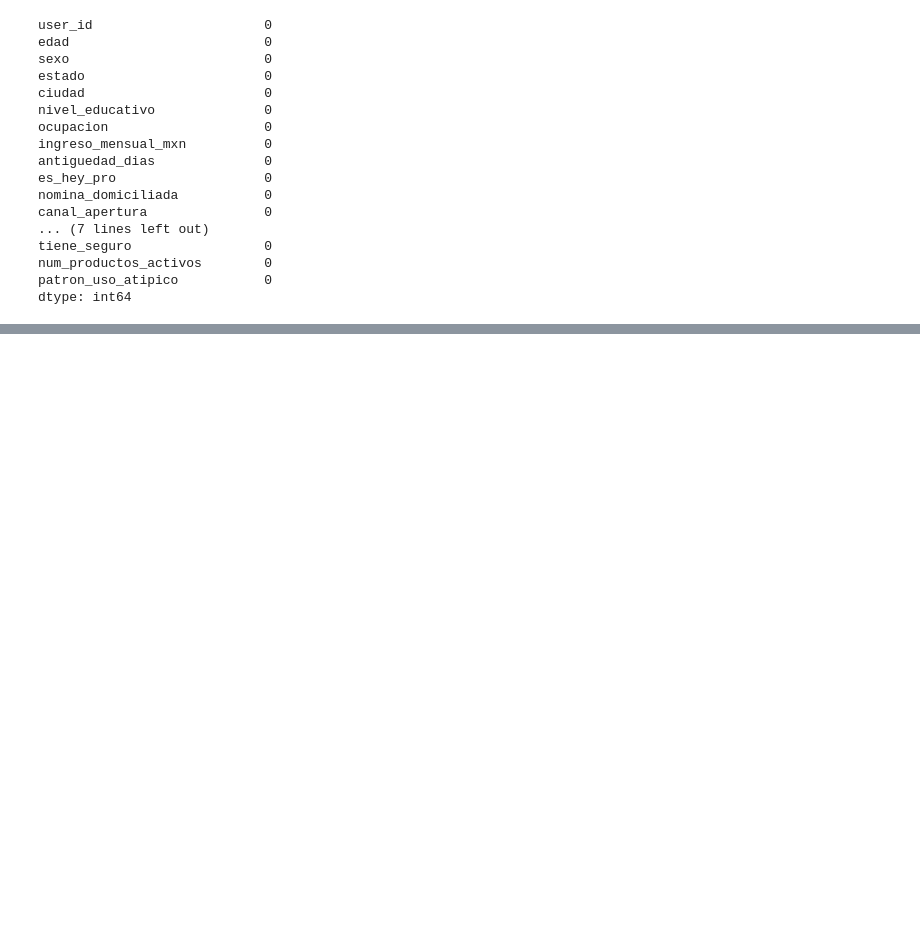
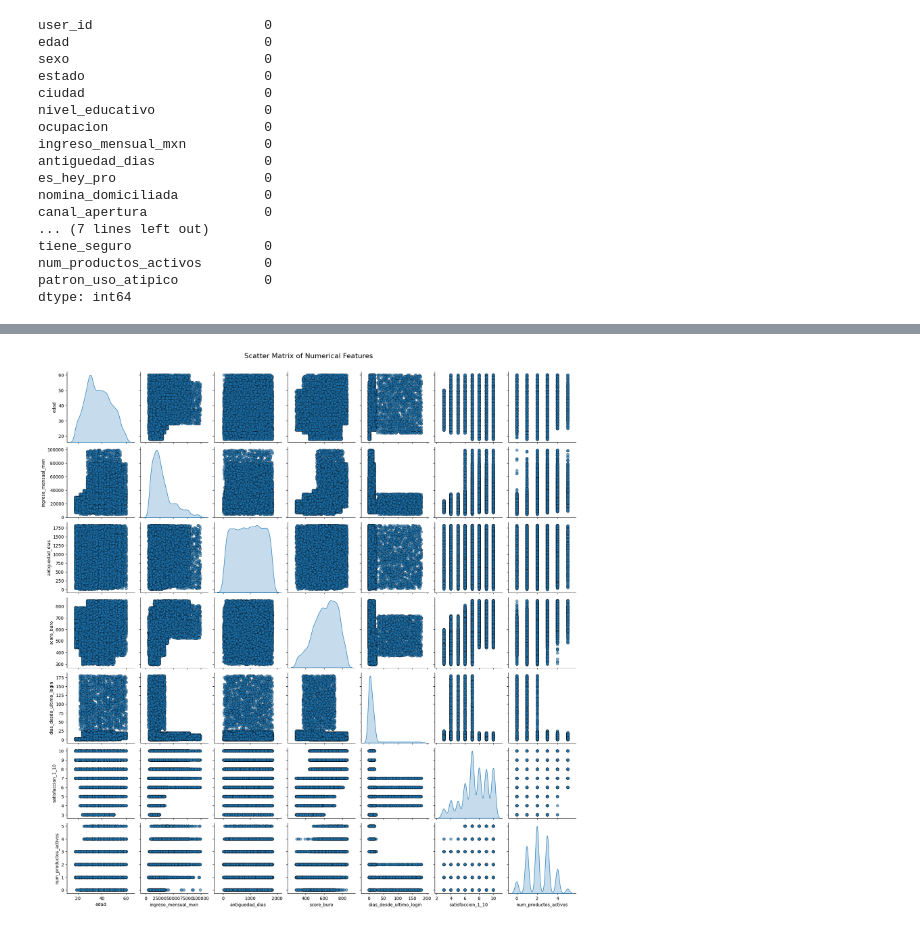
Before and after one commit to Luzdks/Datathon-2026-Wicho, a Jupyter notebook: EDA_datos-transaccionales.ipynb, the cells around one changed output, grey strips where cells are left out. Cells and saved outputs as stored; diff of their text form; code cells hidden in the pictures; blank space fills up the shorter version.

```diff
--- a/EDA_datos-transaccionales.ipynb
+++ b/EDA_datos-transaccionales.ipynb
@@ -128,0 +135,7 @@ dtype: int64
+# %%
+numeric_df = df_clientes_limpio.select_dtypes(include=['float64', 'int64'])
+sns.pairplot(numeric_df, diag_kind='kde', plot_kws={'alpha': 0.6, 's': 40, 'edgecolor': 'k'})
+plt.suptitle('Scatter Matrix of Numerical Features', fontsize=16, y=1.02)
+plt.show()
+# %% [output]
+[figure, added]
```
Also changed, not shown: parts of 19 cells of this notebook, 3 other files.
